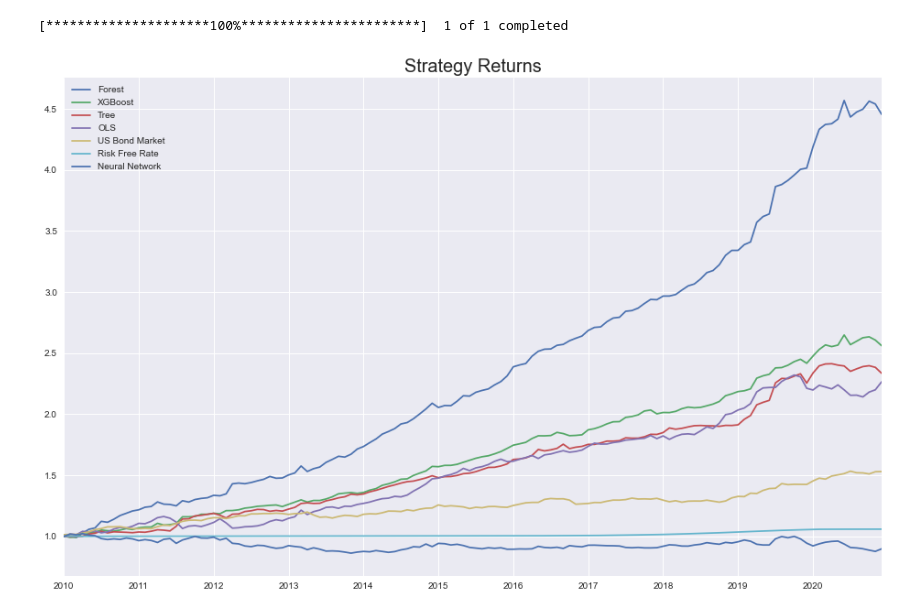
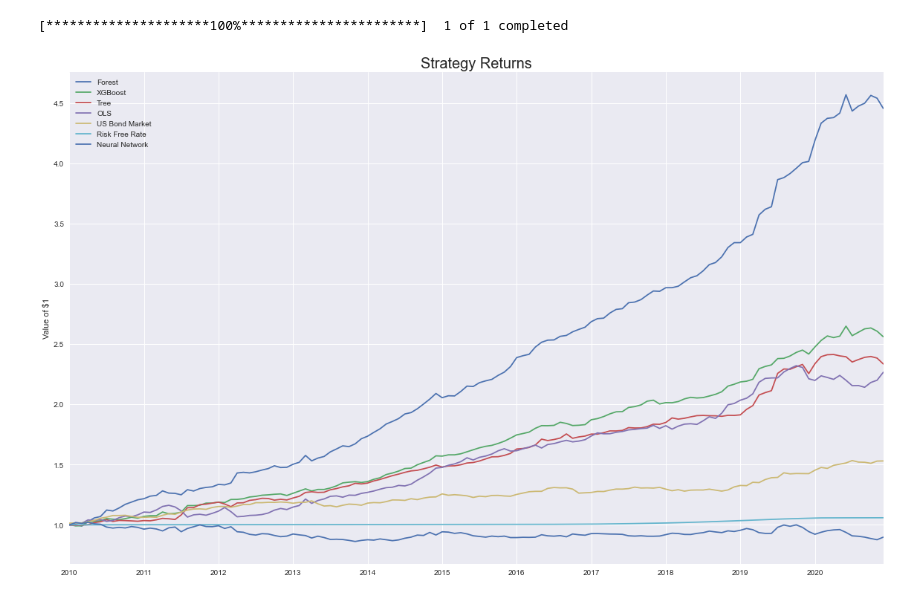
Before and after one commit to santoromano/Corporate-Bond-Factors, a Jupyter notebook: empirics.ipynb, the cells around one changed output. Saved outputs shown, nothing was run; the diff lists cells and outputs as text; code cells hidden in the pictures.

```diff
--- a/empirics.ipynb
+++ b/empirics.ipynb
@@ -764,13 +764,14 @@ returns = (1+returns[['Forest', 'XGBoost','Tree', 'OLS', 'US Bond Market','Risk
 # %%
 fig, ax = plt.subplots(figsize=(16,10))
 
 ax = returns.plot(ax=ax)
 ax.set_title('Strategy Returns', fontsize=20)
 ax.set_xlabel("")
-ax.set_ylabel("")
+ax.set_ylabel("Value of $1")
 
+plt.tight_layout()
 plt.show()
 
 # plt.savefig('Strategy Returns.jpg')
 # %% [output]
-[figure, old version]
+[figure, new version]
```
Also changed, not shown: parts of 2 cells of this notebook.
